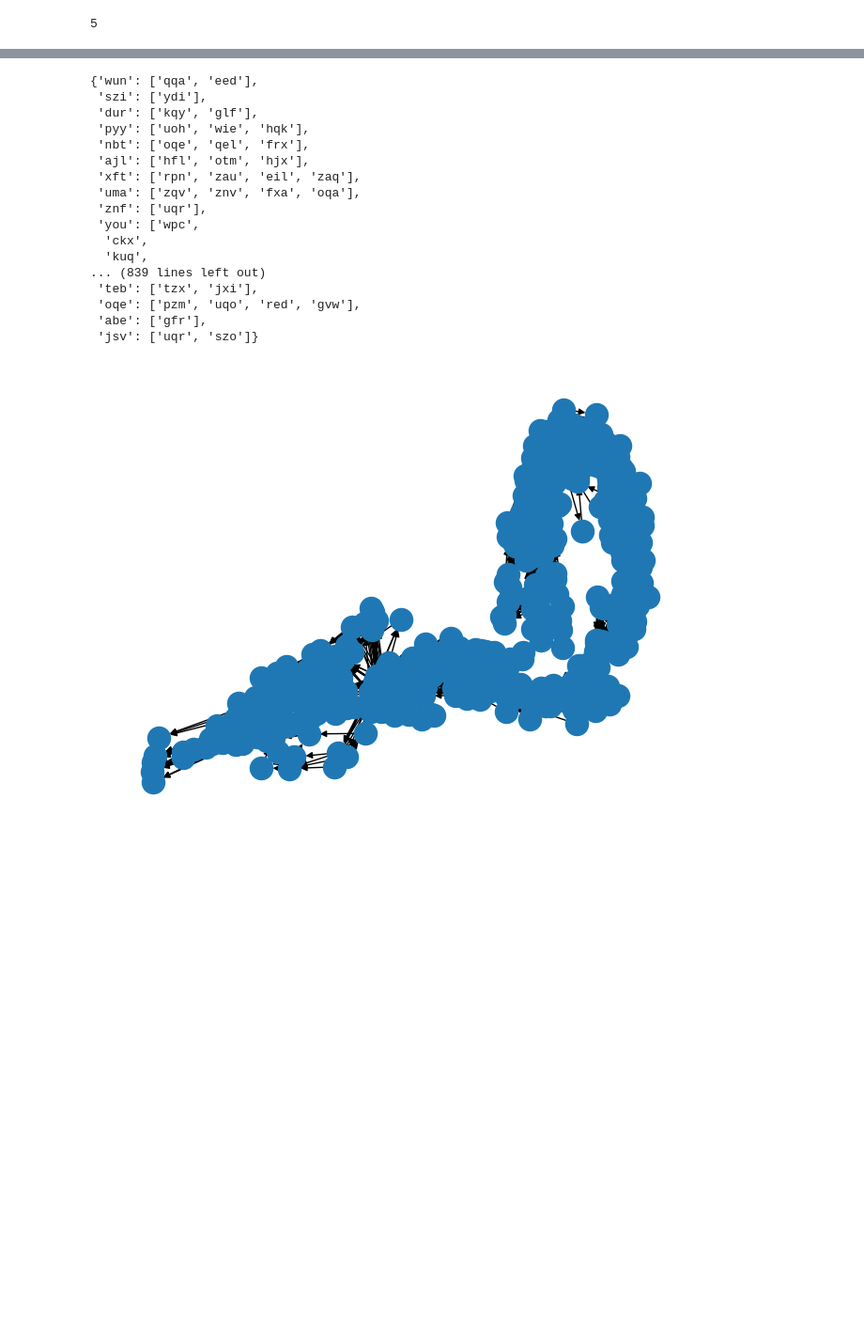
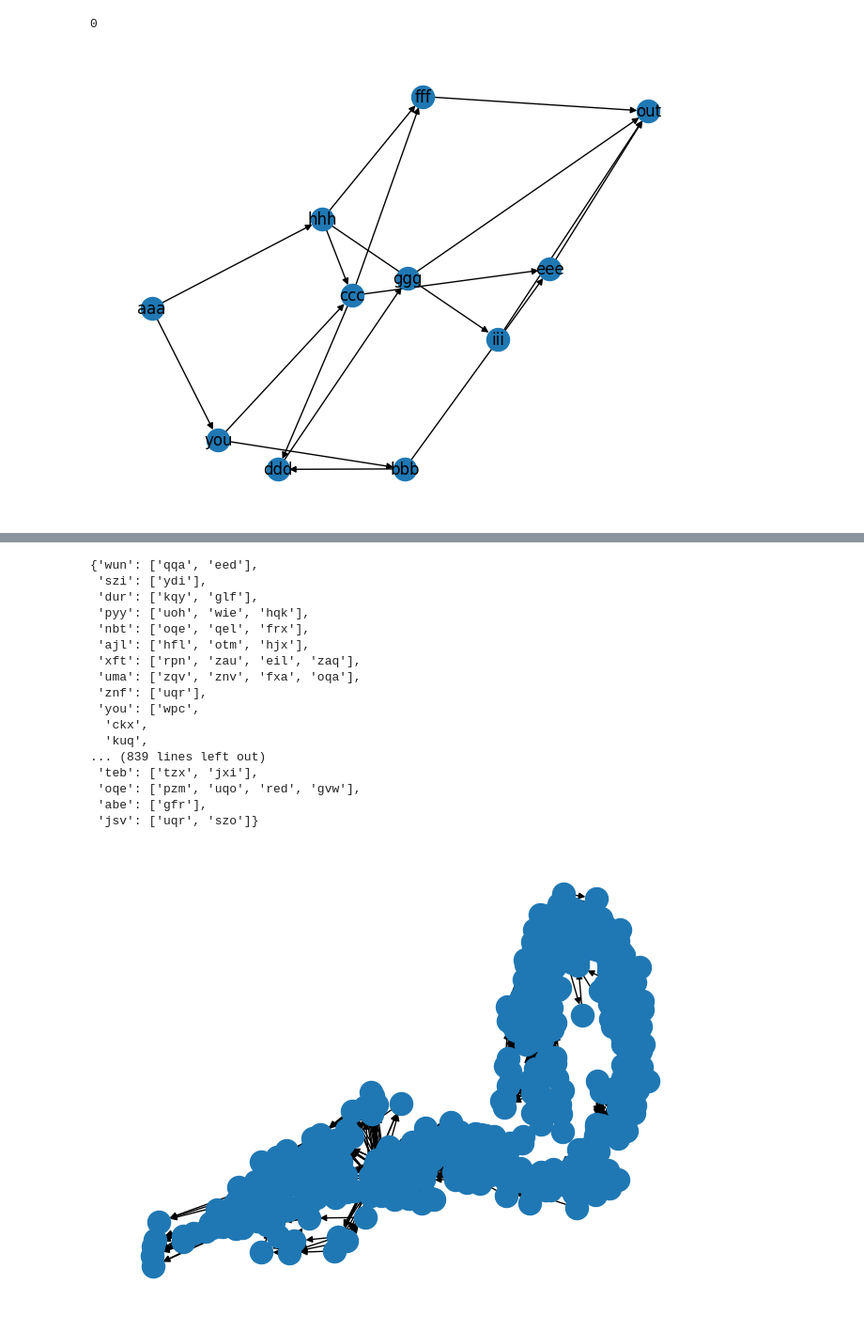
Before and after one commit to mdzimmerman/advent2025, a Jupyter notebook: day11/testing.ipynb, the cells around one changed output, grey strips where cells are left out. Shown at 94% size. Saved outputs shown, nothing was run; the diff lists cells and outputs as text; code cells hidden in the pictures; blank space fills up the shorter version.

```diff
--- a/day11/testing.ipynb
+++ b/day11/testing.ipynb
@@ -61,4 +1,62 @@ test.edges
-# %%
-test.count_paths("you", "out")
-# %% [output]
-5
+# %%
+import re
+import sys
+
+import matplotlib.pyplot as plt
+import networkx as nx
+
+sys.path.append("..")
+import aoc
+
+PATT_LINE = re.compile(r"^(.+): (.+)$")
+
+class Graph:
+    def __init__(self, filename):
+        self.memo = dict()
+        self.edges = dict()
+        for l in aoc.read_lines(filename):
+            m = PATT_LINE.match(l)
+            if m:
+                k = m.group(1)
+                vs = m.group(2).split()
+                self.edges[k] = vs
+
+    def graph(self):
+        g = nx.DiGraph()
+        for k, vs in self.edges.items():
+            for v in vs:
+                g.add_edge(k, v)
+        return g
+
+    def count_paths(self, source, dest):
+        memo =  dict()
+
+        def count_paths_int(src, dst):
+            """ This is a simplified memoized counting implementation that assumes that
+                self.graph is a DAG (which it is)"""
+
+            if src == dst:
+                memo[src] = 1
+                return 1
+            if src in memo:
+                return memo[src]
+
+            count = 0
+            if src not in self.edges:
+                return 0
+            if self.edges[src] is not None:
+                for child in self.edges[src]:
+                    count += count_paths_int(child, dst)
+
+            memo[src] = count
+            return count
+
+        return count_paths_int(source, dest)
+
+test = Graph("test.txt")
+nx.draw(test.graph(), with_labels=True)
+test.count_paths("you", "out")
+test.count_paths("out", "you")
+# %% [output]
+0
+[figure, added]
```
Also changed, not shown: parts of 7 cells of this notebook, 1 other file.
